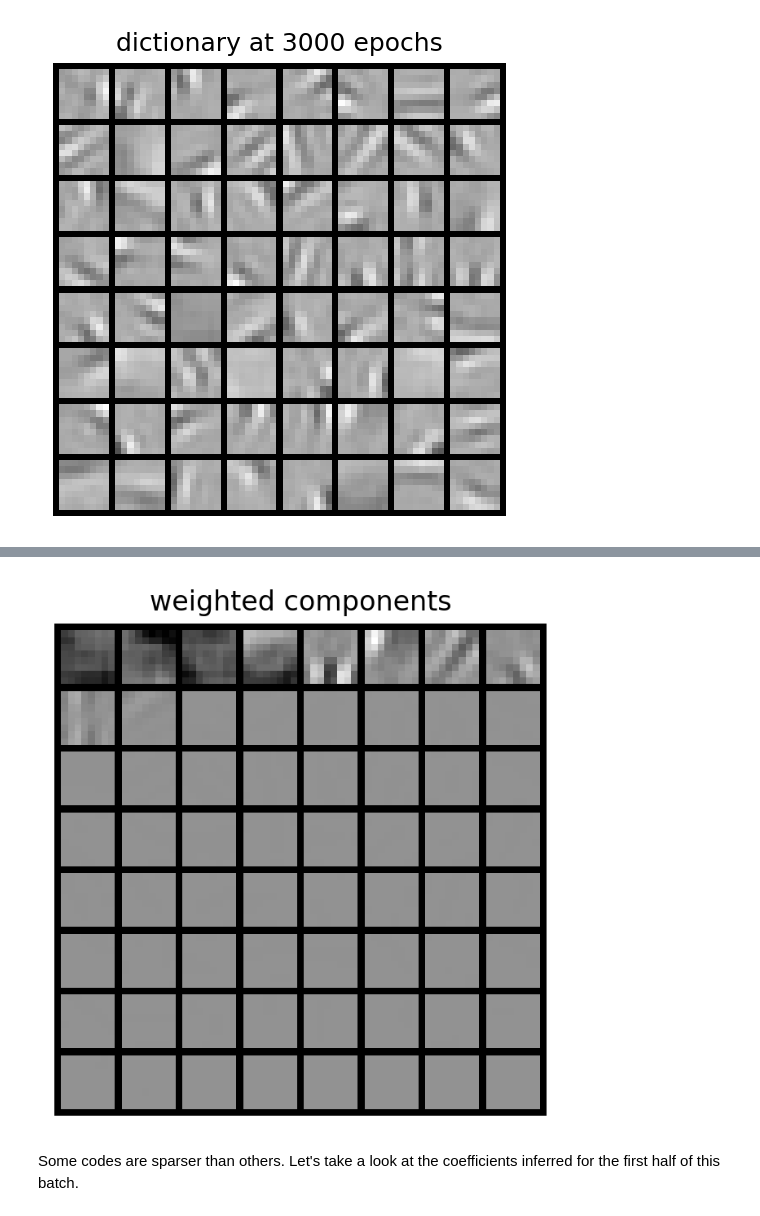
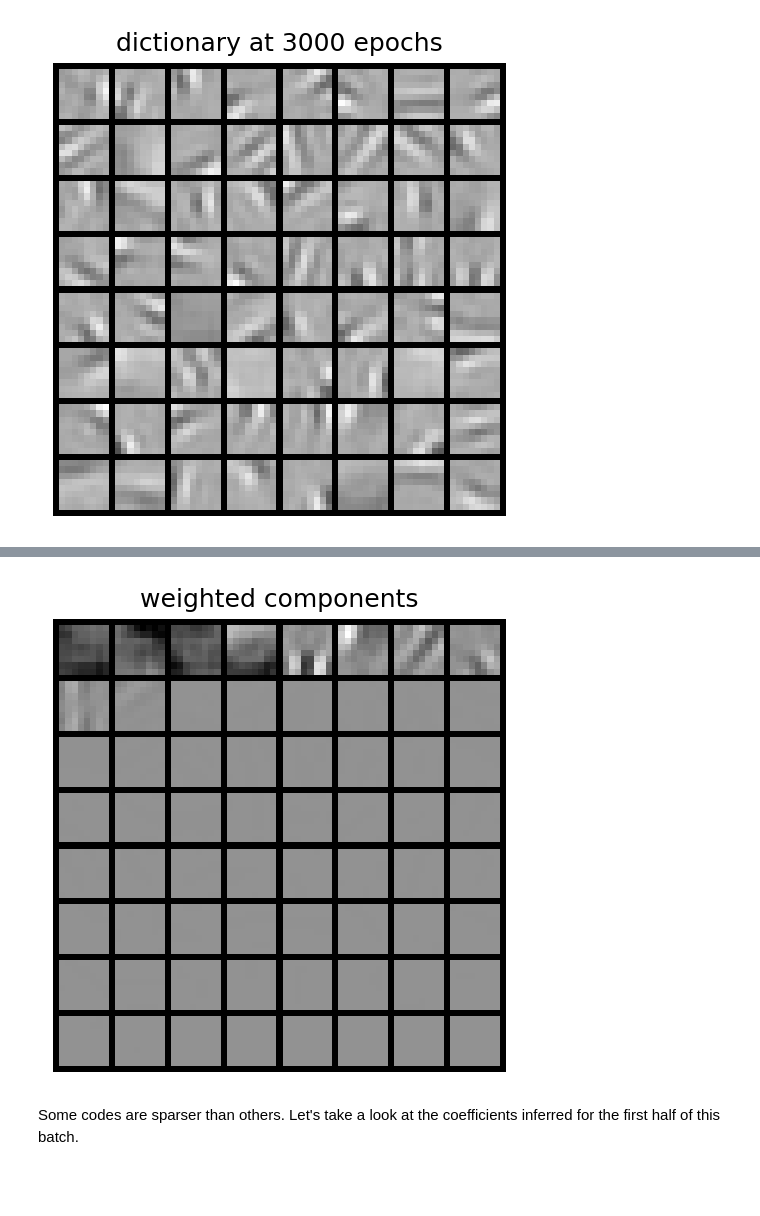
Before and after one commit to rctn/sparsecoding, a Jupyter notebook: tutorials/vanilla/tutorial.ipynb, the cells around one changed output, grey strips where cells are left out. Saved outputs shown, nothing was run; the diff lists cells and outputs as text; code cells hidden in the pictures; blank space fills up the shorter version.

Commit message:
markdown figure size adjustments

```diff
--- a/tutorials/vanilla/tutorial.ipynb
+++ b/tutorials/vanilla/tutorial.ipynb
@@ -118,10 +118,6 @@ The main sparse coding algorithm consists of an outer loop that learns the dicti
 phi_snapshot_steps = 500
 mses = []
 sparse_costs = []
-
-# just to generate gif
-recon_snapshots = []
-a_snapshots = []
 
 for i in tqdm(range(epochs)):
     I = patches[i, :, :]
@@ -131,13 +127,6 @@ for i in tqdm(range(epochs)):
 
     # This inner for loop uses Euler's method to infer coefficients a.
     for _ in range(num_infer_iters):
-        # generate gif
-        if i == epochs-1:
-            aa = a.clone()
-            a_snapshots.append(aa)
-            recon = torch.mm(phi, aa.T).T
-            recon_snapshots.append(recon)
-
         da = eta * (torch.mm(r, phi) - (lambd * C_prime(a)))  # Equation 4.
         a += da
 
@@ -148,9 +137,6 @@ for i in tqdm(range(epochs)):
 
     # Normalize each basis to unit length.
     phi = F.normalize(phi, dim=0)
-    # Get phi snapshot to show later.
-    if i == phi_snapshot_steps:
-        phi_snapshot = phi
 
     # Calculate energy for plotting purposes.
     mse, sparse_cost = E_terms(I, Ihat, a, lambd)
@@ -194,13 +180,9 @@ Let's focus on one patch. We can look at the stem plot of the coefficients and w
-# %%
-img_id = 0
-single_patch = I[img_id, :]
-single_recon = Ihat[img_id, :]
-coeff = a[img_id]
-# utils.plot_coeffs(coeff, title="patch {} coefficients".format(img_id))
-# utils.display(single_recon.reshape(patch_size, patch_size), bar=True, dpi=100)
-utils.show_components(phi, coeff, dpi=200)
-# %% [output]
-[figure, removed]
+# %%
+img_id = 0
+coeff = a[img_id]
+utils.show_components(phi, coeff, dpi=150)
+# %% [output]
+[figure, added]
 # %% [markdown]
 Some codes are sparser than others. Let's take a look at the coefficients inferred for the first half of this batch.
 # %%
```
Also changed, not shown: parts of 1 cell of this notebook.
